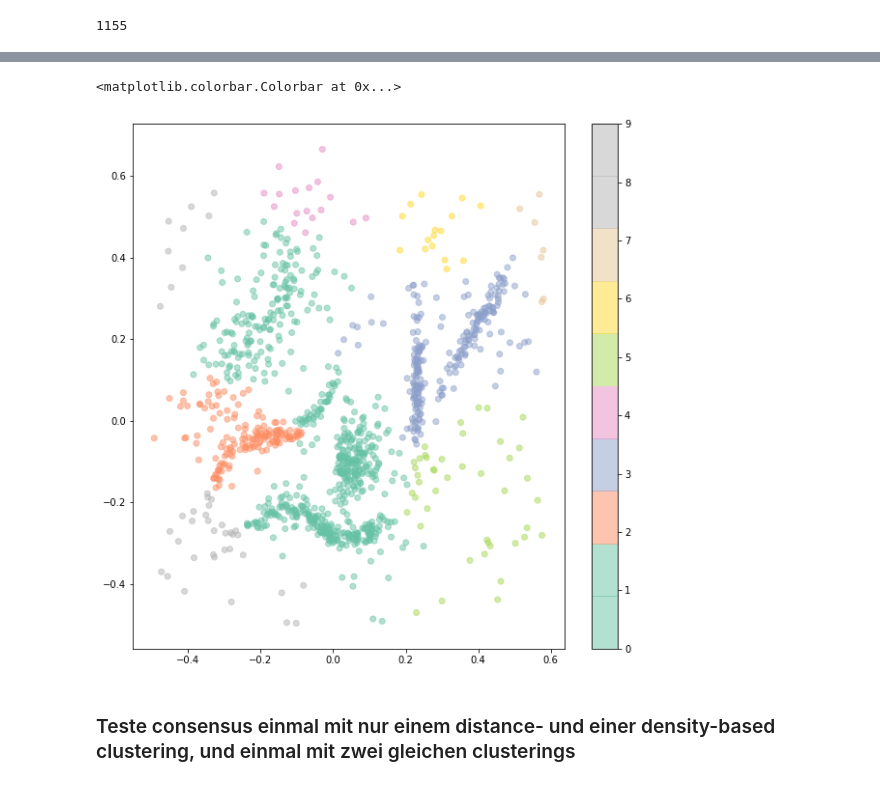
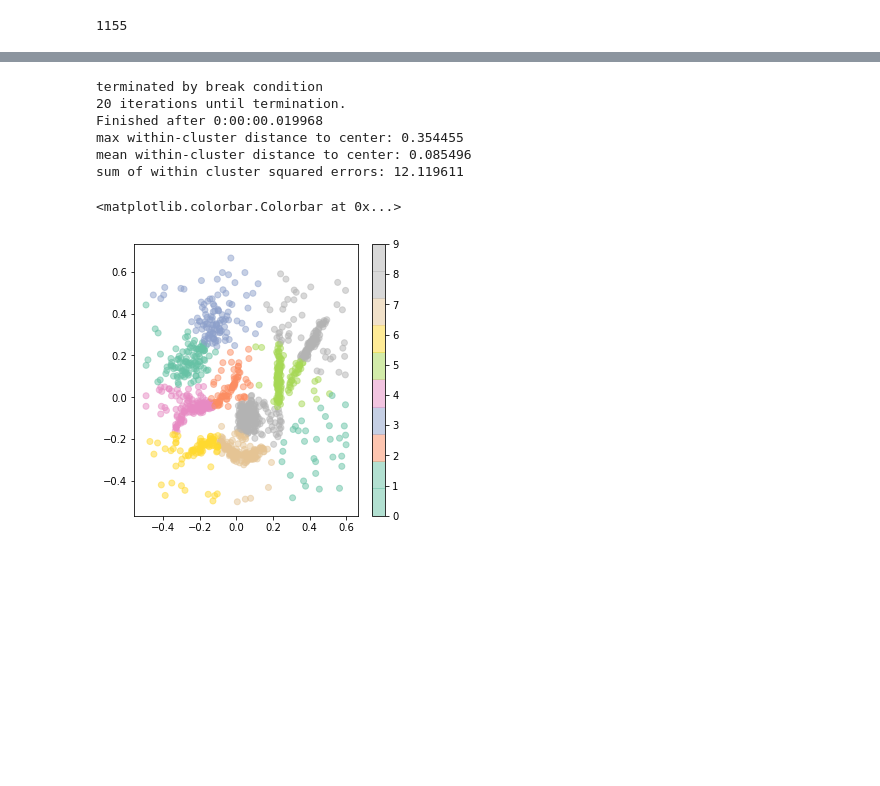
Before and after one commit to clustertoolsgroup/clustertools_project, a Jupyter notebook: even_more_examples.ipynb, the cells around one changed output, grey strips where cells are left out. Saved outputs shown, nothing was run; the diff lists cells and outputs as text; code cells hidden in the pictures; blank space fills up the shorter version.

```diff
--- a/even_more_examples.ipynb
+++ b/even_more_examples.ipynb
@@ -59,10 +83,16 @@ Plot results
 # %%
-labels = hierarchical.cluster_labels
-plt.figure(figsize=(10, 10))
+kmeans_obj = cl_dist.KMeans(data, 10)
+kmeans_obj.fit()
+labels = kmeans_obj.cluster_labels
+plt.figure(figsize=(5, 5))
 plt.scatter(fuzzy[::stride,0], fuzzy[::stride,1], c=labels, cmap=plt.get_cmap('Set2', k), alpha=.5)
 plt.colorbar()
 # %% [output]
-<matplotlib.colorbar.Colorbar at 0x...>
+terminated by break condition
+20 iterations until termination.
+Finished after 0:00:00.019968
+max within-cluster distance to center: 0.354455
+mean within-cluster distance to center: 0.085496
+sum of within cluster squared errors: 12.119611
+<matplotlib.colorbar.Colorbar at 0x...>
-[figure, old version]
+[figure, new version]
-# %% [markdown]
-### Teste consensus einmal mit nur einem distance- und einer density-based clustering, und einmal mit zwei gleichen clusterings
```
Also changed, not shown: parts of 12 cells of this notebook, 3 other files.
